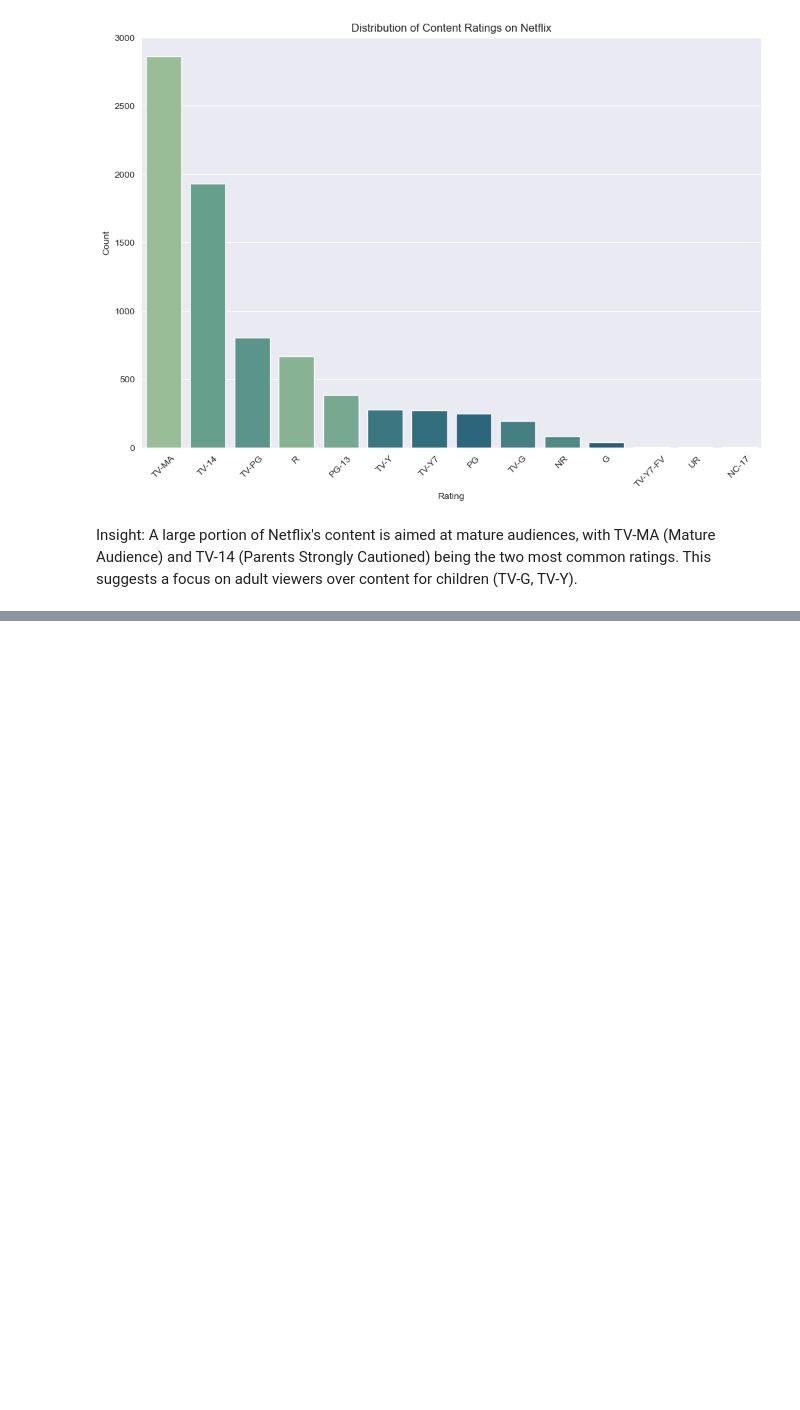
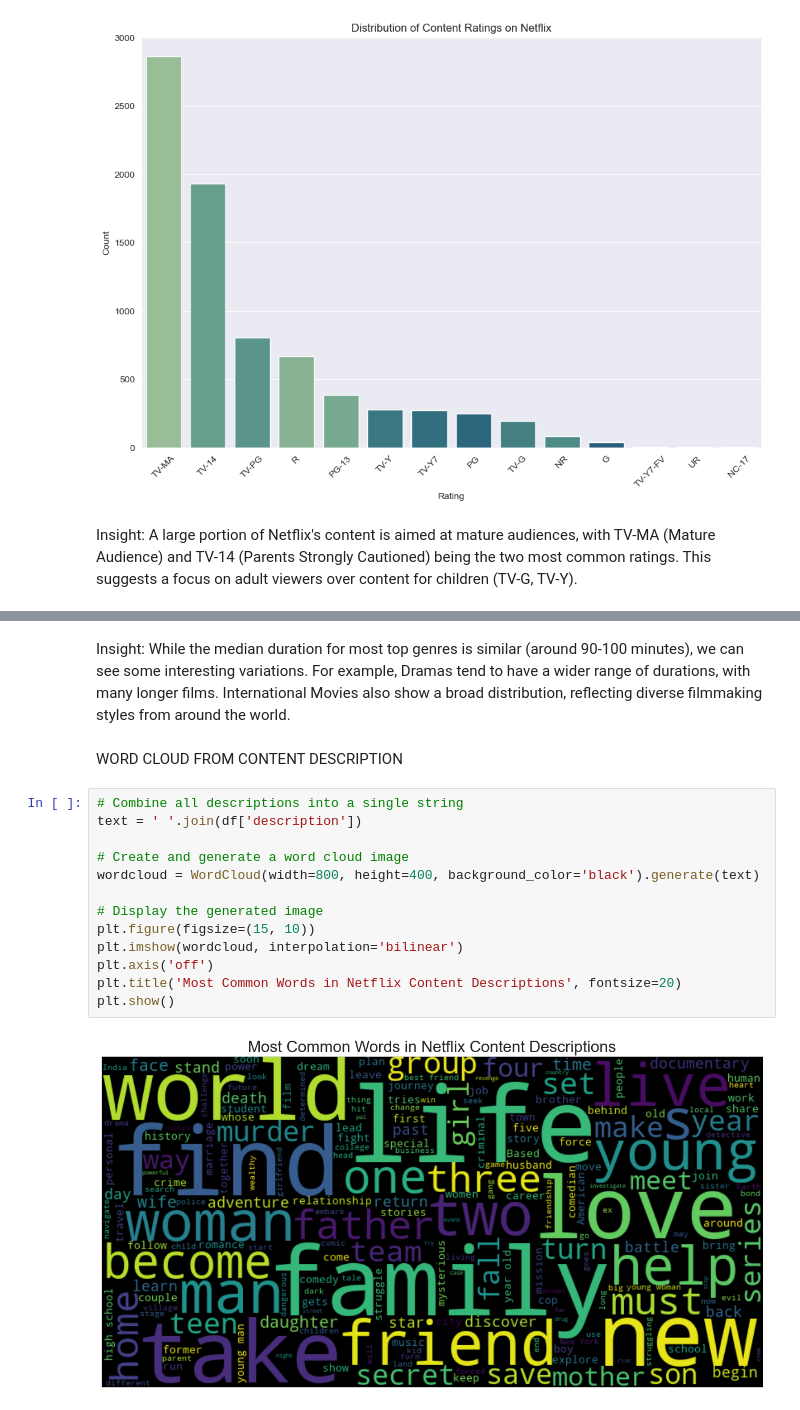
Before and after one commit to manshagupta217/Netflix-Content-Strategy-Analysis, a Jupyter notebook: notebooks/Netflix_Analysis.ipynb, the cells around one changed output, grey strips where cells are left out. Drawn from its saved outputs; the diff is of its cells as text; blank space fills up the shorter version.

Commit message:
feature eng & work cloud

```diff
--- a/notebooks/Netflix_Analysis.ipynb
+++ b/notebooks/Netflix_Analysis.ipynb
@@ -360,0 +401,19 @@ Insight: A large portion of Netflix's content is aimed at mature audiences, with
+# %% [markdown]
+Insight: While the median duration for most top genres is similar (around 90-100 minutes), we can see some interesting variations. For example, Dramas tend to have a wider range of durations, with many longer films. International Movies also show a broad distribution, reflecting diverse filmmaking styles from around the world.
+# %% [markdown]
+WORD CLOUD FROM CONTENT DESCRIPTION
+# %%
+# Combine all descriptions into a single string
+text = ' '.join(df['description'])
+
+# Create and generate a word cloud image
+wordcloud = WordCloud(width=800, height=400, background_color='black').generate(text)
+
+# Display the generated image
+plt.figure(figsize=(15, 10))
+plt.imshow(wordcloud, interpolation='bilinear')
+plt.axis('off')
+plt.title('Most Common Words in Netflix Content Descriptions', fontsize=20)
+plt.show()
+# %% [output]
+[figure, added]
```
Also changed, not shown: parts of 6 cells of this notebook.
